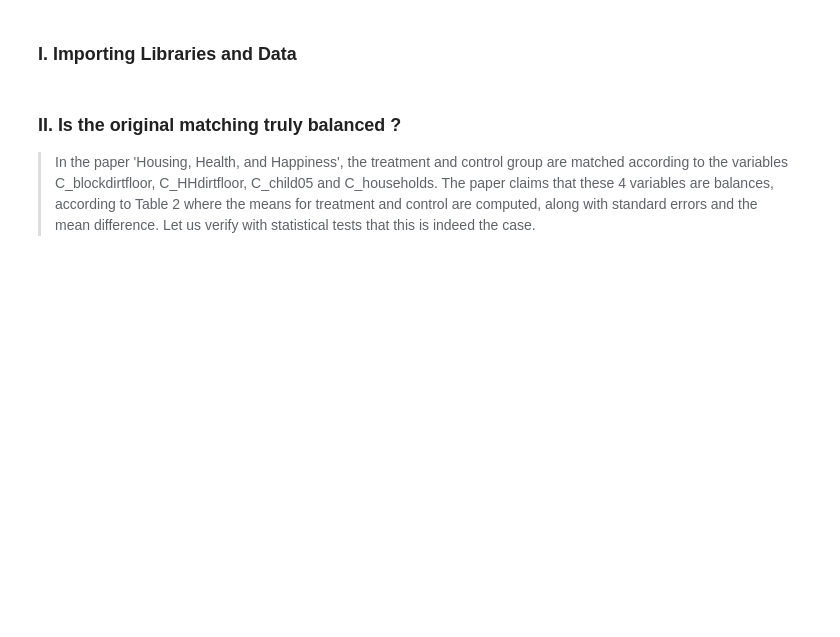
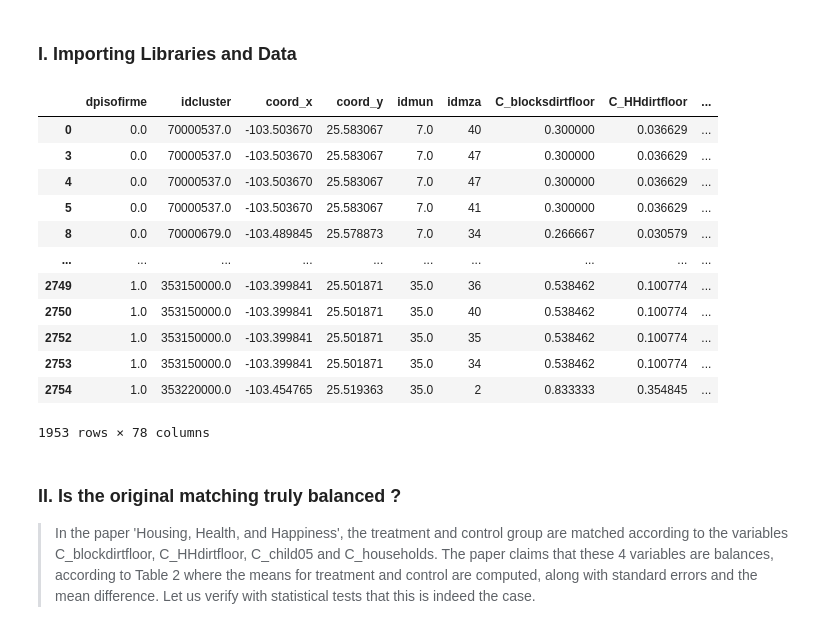
Before and after one commit to epfl-ada/ada-2020-project-milestone-p3-p3_greenlight, a Jupyter notebook: Creative_Extension.ipynb, the cells around one changed output. Saved outputs shown, nothing was run; the diff lists cells and outputs as text; code cells hidden in the pictures; blank space fills up the shorter version.

```diff
--- a/Creative_Extension.ipynb
+++ b/Creative_Extension.ipynb
@@ -28,3 +29,19 @@ individual_data = pd.read_stata(DATA_FOLDER + 'PisoFirme_AEJPol-20070024_individ
+# %%
+household_data
+# %% [output]
+|  | dpisofirme | idcluster | coord_x | coord_y | idmun | idmza | C_blocksdirtfloor | C_HHdirtfloor | ... |
+| 0 | 0.0 | 70000537.0 | -103.503670 | 25.583067 | 7.0 | 40 | 0.300000 | 0.036629 | ... |
+| 3 | 0.0 | 70000537.0 | -103.503670 | 25.583067 | 7.0 | 47 | 0.300000 | 0.036629 | ... |
+| 4 | 0.0 | 70000537.0 | -103.503670 | 25.583067 | 7.0 | 47 | 0.300000 | 0.036629 | ... |
+| 5 | 0.0 | 70000537.0 | -103.503670 | 25.583067 | 7.0 | 41 | 0.300000 | 0.036629 | ... |
+| 8 | 0.0 | 70000679.0 | -103.489845 | 25.578873 | 7.0 | 34 | 0.266667 | 0.030579 | ... |
+| ... | ... | ... | ... | ... | ... | ... | ... | ... | ... |
+| 2749 | 1.0 | 353150000.0 | -103.399841 | 25.501871 | 35.0 | 36 | 0.538462 | 0.100774 | ... |
+| 2750 | 1.0 | 353150000.0 | -103.399841 | 25.501871 | 35.0 | 40 | 0.538462 | 0.100774 | ... |
+| 2752 | 1.0 | 353150000.0 | -103.399841 | 25.501871 | 35.0 | 35 | 0.538462 | 0.100774 | ... |
+| 2753 | 1.0 | 353150000.0 | -103.399841 | 25.501871 | 35.0 | 34 | 0.538462 | 0.100774 | ... |
+| 2754 | 1.0 | 353220000.0 | -103.454765 | 25.519363 | 35.0 | 2 | 0.833333 | 0.354845 | ... |
+1953 rows × 78 columns
 # %% [markdown]
 ### II. Is the original matching truly balanced ?
 
```
Also changed, not shown: parts of 12 cells of this notebook.
